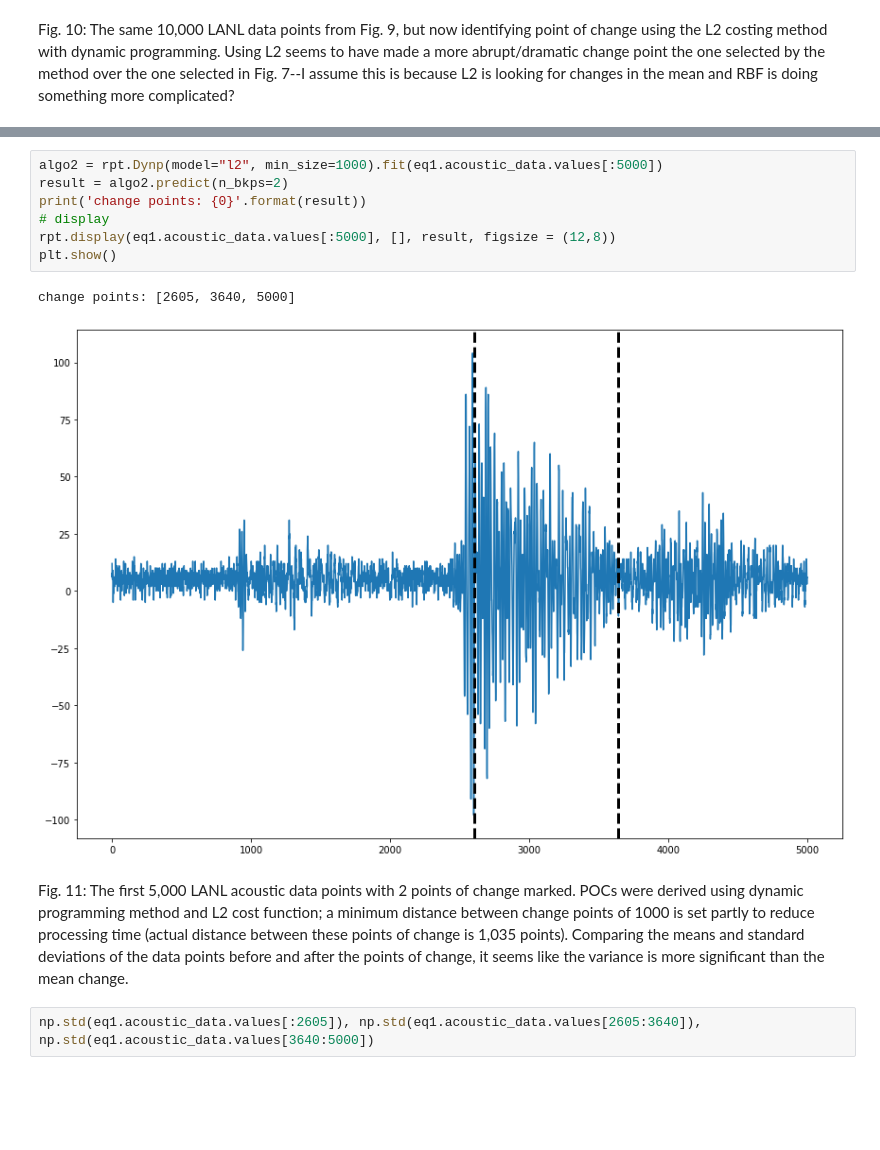
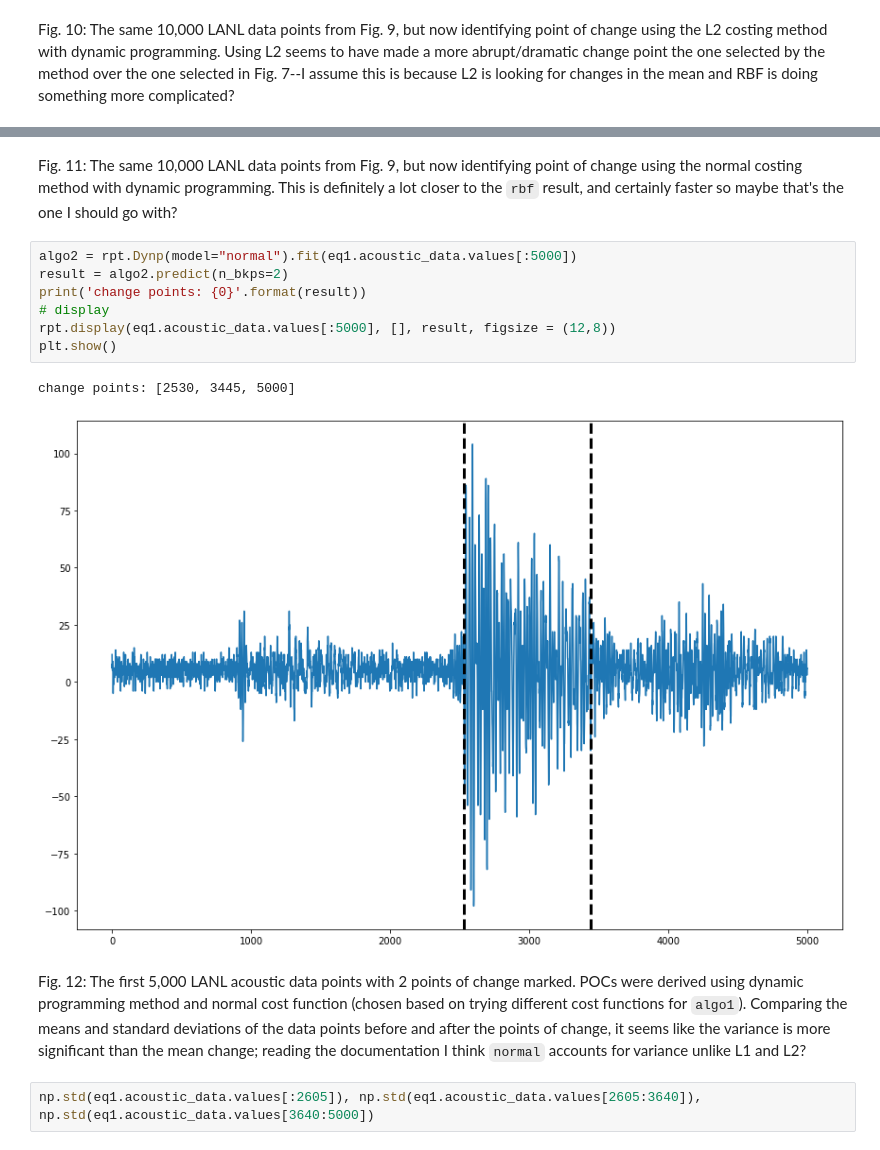
Before and after one commit to lifewinning/MLTSA22_IBurrington, a Jupyter notebook: HW6/HW6.ipynb, the cells around one changed output, grey strips where cells are left out. Cells and saved outputs as stored; diff of their text form; blank space fills up the shorter version.

Commit message:
tried some things last-minute after taking a few days to not stare at this notebook

```diff
--- a/HW6/HW6.ipynb
+++ b/HW6/HW6.ipynb
@@ -284,15 +287,17 @@ Fig. 10: The same 10,000 LANL data points from Fig. 9, but now identifying point
+# %% [markdown]
+Fig. 11: The same 10,000 LANL data points from Fig. 9, but now identifying point of change using the normal costing method with dynamic programming. This is definitely a lot closer to the `rbf` result, and certainly faster so maybe that's the one I should go with?
 # %%
-algo2 = rpt.Dynp(model="l2", min_size=1000).fit(eq1.acoustic_data.values[:5000])
+algo2 = rpt.Dynp(model="normal").fit(eq1.acoustic_data.values[:5000])
 result = algo2.predict(n_bkps=2)
 print('change points: {0}'.format(result))
 # display
 rpt.display(eq1.acoustic_data.values[:5000], [], result, figsize = (12,8))
 plt.show()
 # %% [output]
-change points: [2605, 3640, 5000]
+change points: [2530, 3445, 5000]
-[figure, old version]
+[figure, new version]
 # %% [markdown]
-Fig. 11: The first 5,000 LANL acoustic data points with 2 points of change marked. POCs were derived using dynamic programming method and L2 cost function; a minimum distance between change points of 1000 is set partly to reduce processing time (actual distance between these points of change is 1,035 points). Comparing the means and standard deviations of the data points before and after the points of change, it seems like the variance is more significant than the mean change.
+Fig. 12: The first 5,000 LANL acoustic data points with 2 points of change marked. POCs were derived using dynamic programming method and normal cost function (chosen based on trying different cost functions for `algo1`). Comparing the means and standard deviations of the data points before and after the points of change, it seems like the variance is more significant than the mean change; reading the documentation I think `normal` accounts for variance unlike L1 and L2?
 # %%
 np.std(eq1.acoustic_data.values[:2605]), np.std(eq1.acoustic_data.values[2605:3640]), np.std(eq1.acoustic_data.values[3640:5000])
 # %% [output]
```
Also changed, not shown: parts of 25 cells of this notebook.
